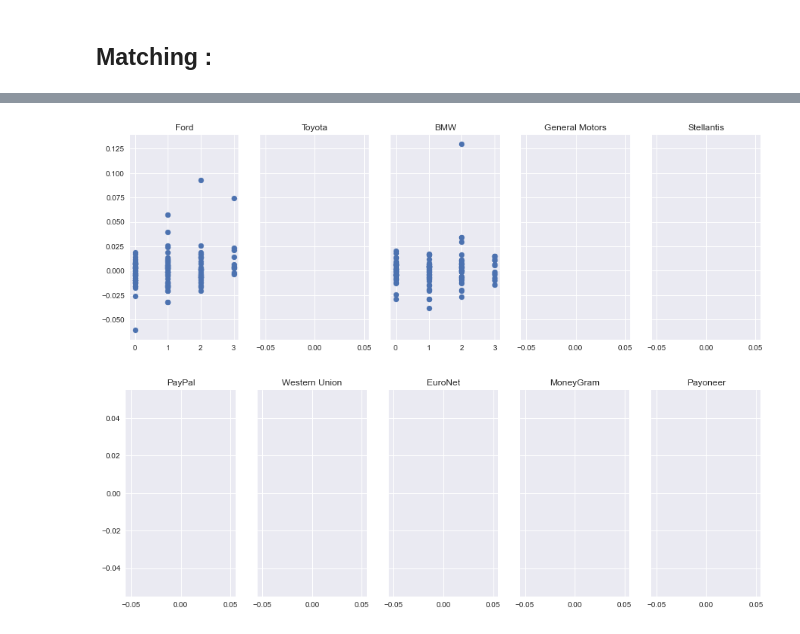
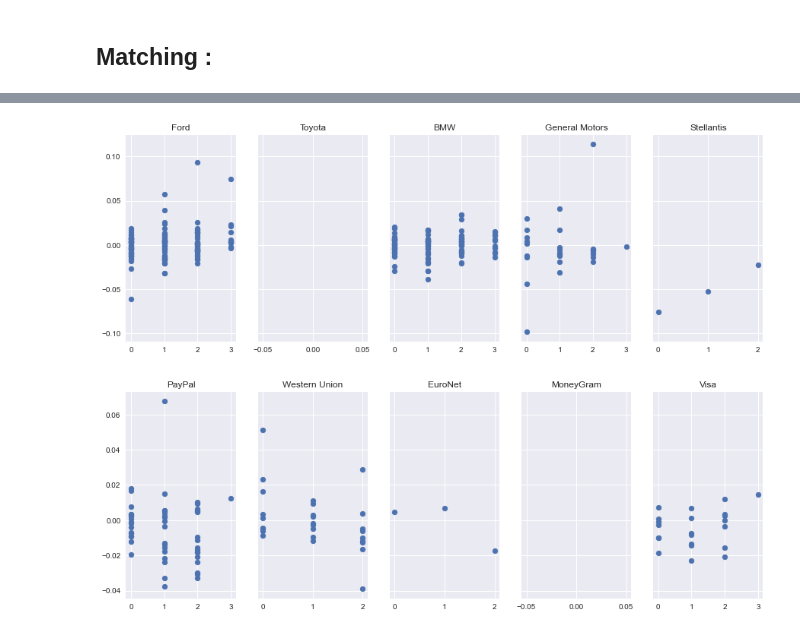
Before and after one commit to LobsterChampage/ada-2021-project-madagascar, a Jupyter notebook: Observational study t-test.ipynb, the cells around one changed output, grey strips where cells are left out. Drawn from its saved outputs; the diff is of its cells as text; code cells hidden in the pictures.

```diff
--- a/Observational study t-test.ipynb
+++ b/Observational study t-test.ipynb
@@ -181,11 +192,0 @@ tesla_match[0:8]
-# %%
-def stock_history(company_name, start_date, end_date, plot=False):
-    ticker = ticker_of_company(company_name)
-    company = yf.Ticker(ticker)
-
-    df = company.history(start=start_date, end=end_date)[['Close', 'Volume']]
-    numberOfShares = company.info['sharesOutstanding']
-
-    df['MarketCap'] = numberOfShares*df['Close']
-
-    return df
@@ -192,4 +213,4 @@ def stock_history(company_name, start_date, end_date, plot=False):
 # %%
-first_date = data.iloc[0]['Date']
+first_date = data.iloc[0]['date']
 # %%
 tesla_c = {'Tesla' : stock_history('Tesla', first_date, '2021-01-01'),
@@ -283,23 +269,28 @@ days = 5
 # %%
 def change_distributions(company_match, company_c):
     co = {[*company_c.keys()][0] : {'x' : [], 'y' : []},
-         [*company_c.keys()][1] : {'x' : [], 'y' : []},
-         [*company_c.keys()][2] : {'x' : [], 'y' : []},
-         [*company_c.keys()][3] : {'x' : [], 'y' : []},
-         [*company_c.keys()][4] : {'x' : [], 'y' : []}}
+        [*company_c.keys()][1] : {'x' : [], 'y' : []},
+        [*company_c.keys()][2] : {'x' : [], 'y' : []},
+        [*company_c.keys()][3] : {'x' : [], 'y' : []},
+        [*company_c.keys()][4] : {'x' : [], 'y' : []}}
 
     for i in range(len(company_match)):
         dates = get_dates_c(company_match[i][2], 0, days)
-        #if apple_match[i][0] == [*apple_c.keys()][4]:
         comp1 = company_match[i][0]
-        temp = dailyChangeC(company_c[comp1], dates[0], dates[1])
-        co[comp1]['x'].extend(temp)
-        co[comp1]['y'].extend([*range(len(temp))])
+        try:
+            temp = dailyChangeC(company_c[comp1], dates[0], dates[1])
+            co[comp1]['x'].extend(temp)
+            co[comp1]['y'].extend([*range(len(temp))])
+        except:
+            print('error with:', comp1)
 
         comp2 = company_match[i][1]
-        temp = dailyChangeC(company_c[comp2], dates[0], dates[1])
-        co[comp2]['x'].extend(temp)
-        co[comp2]['y'].extend([*range(len(temp))])
+        try:
+            temp = dailyChangeC(company_c[comp2], dates[0], dates[1])
+            co[comp2]['x'].extend(temp)
+            co[comp2]['y'].extend([*range(len(temp))])
+        except:
+            print('error with:', comp2)
 
     fig, (ax1,ax2,ax3,ax4,ax5) = plt.subplots(1,5,sharey=True,figsize=(15,5))
     ax1.scatter([*co.values()][0]['y'], [*co.values()][0]['x'])
@@ -312,4 +303,6 @@ def change_distributions(company_match, company_c):
     ax4.set_title([*co.keys()][3])
     ax5.scatter([*co.values()][4]['y'], [*co.values()][4]['x'], label=[*co.keys()][4])
     ax5.set_title([*co.keys()][4])
+
+    return co
 # %%
@@ -323,8 +316,8 @@ UnboundLocalError: local variable 'start' referenced before assignment
 # %%
-change_distributions(ford_match, ford_c)
+ford_dist = change_distributions(ford_match, ford_c)
 # %% [output]
-[figure, old version]
+[figure, new version]
 # %%
-change_distributions(paypal_match, paypal_c)
+paypal_dist = change_distributions(paypal_match, paypal_c)
 # %% [output]
-[figure, old version]
+[figure, new version]
```
Also changed, not shown: parts of 33 cells of this notebook, 1 other file.
